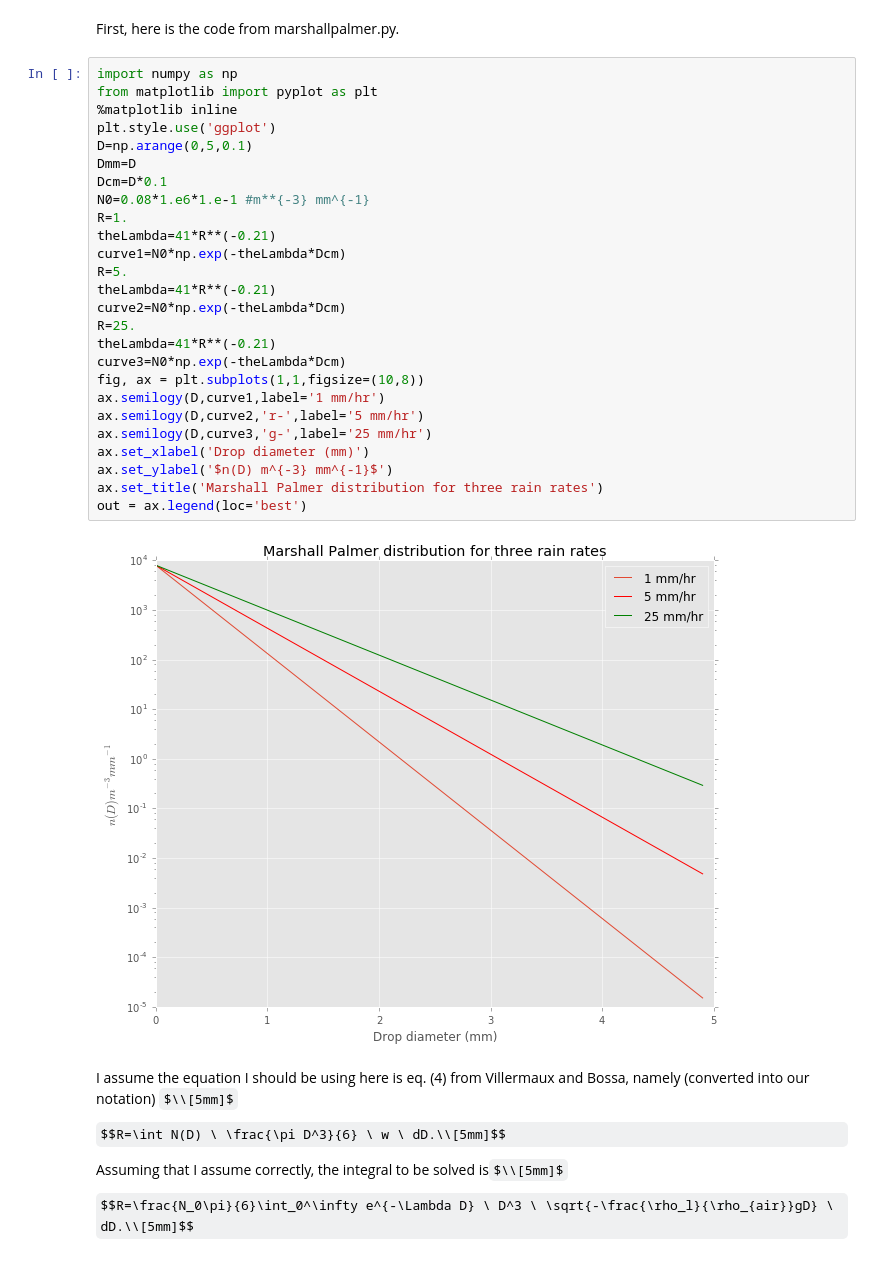
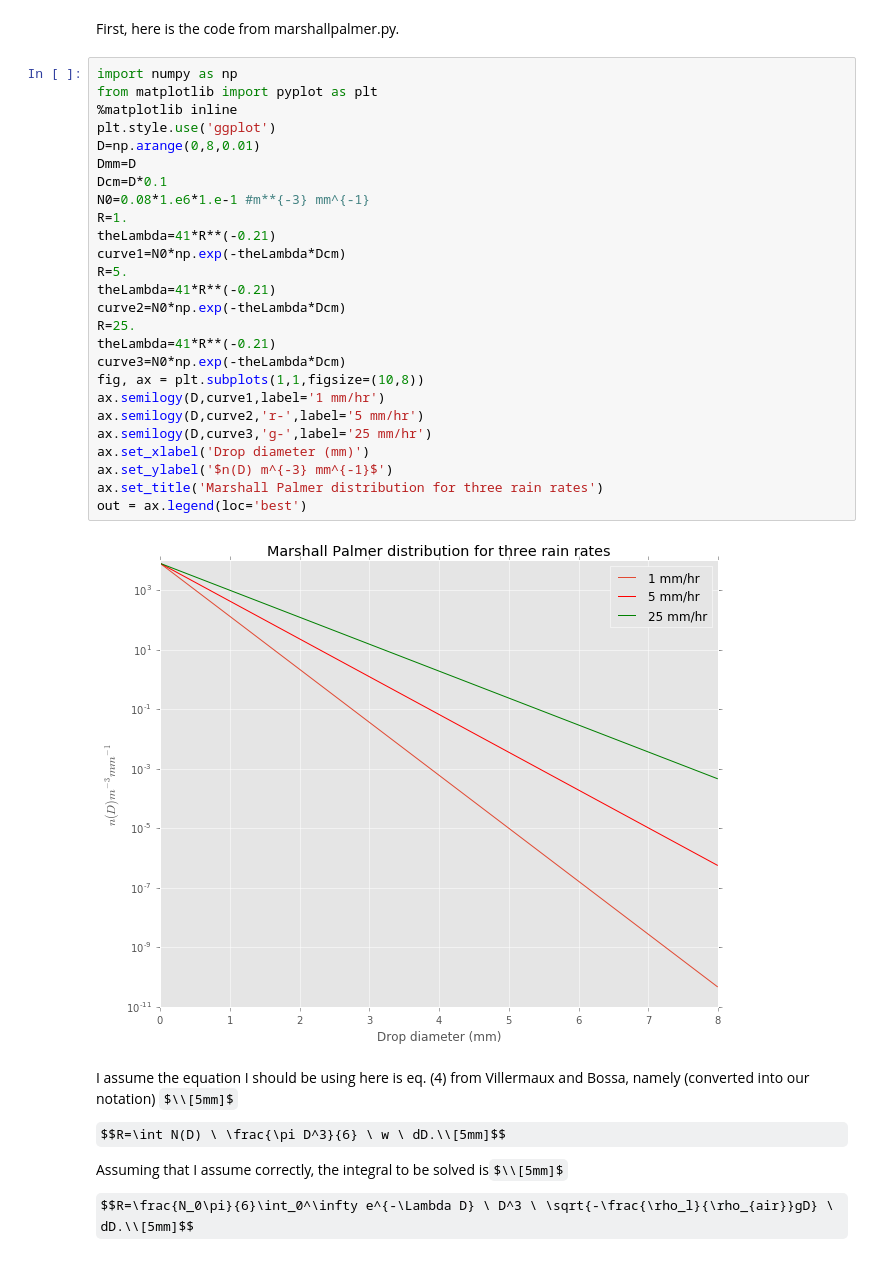
Before and after one commit to bjansens/A405, a Jupyter notebook: notebooks/Bryan_Day29.ipynb, the cells around one changed output. Cells and saved outputs as stored; diff of their text form; some formulas as TeX source.

```diff
--- a/notebooks/Bryan_Day29.ipynb
+++ b/notebooks/Bryan_Day29.ipynb
@@ -41,31 +41,31 @@ First, here is the code from marshallpalmer.py.
 # %%
 import numpy as np
 from matplotlib import pyplot as plt
 %matplotlib inline
 plt.style.use('ggplot')
-D=np.arange(0,5,0.1)
+D=np.arange(0,8,0.01)
 Dmm=D
 Dcm=D*0.1
 N0=0.08*1.e6*1.e-1 #m**{-3} mm^{-1}
 R=1.
 theLambda=41*R**(-0.21)
 curve1=N0*np.exp(-theLambda*Dcm)
 R=5.
 theLambda=41*R**(-0.21)
 curve2=N0*np.exp(-theLambda*Dcm)
 R=25.
 theLambda=41*R**(-0.21)
 curve3=N0*np.exp(-theLambda*Dcm)
 fig, ax = plt.subplots(1,1,figsize=(10,8))
 ax.semilogy(D,curve1,label='1 mm/hr')
 ax.semilogy(D,curve2,'r-',label='5 mm/hr')
 ax.semilogy(D,curve3,'g-',label='25 mm/hr')
 ax.set_xlabel('Drop diameter (mm)')
 ax.set_ylabel('$n(D) m^{-3} mm^{-1}$')
 ax.set_title('Marshall Palmer distribution for three rain rates')
 out = ax.legend(loc='best')
 # %% [output]
-[figure, old version]
+[figure, new version]
 # %% [markdown]
 I assume the equation I should be using here is eq. (4) from Villermaux and Bossa, namely (converted into our notation) $\\[5mm]$
 
```
Also changed, not shown: parts of 1 cell of this notebook.
